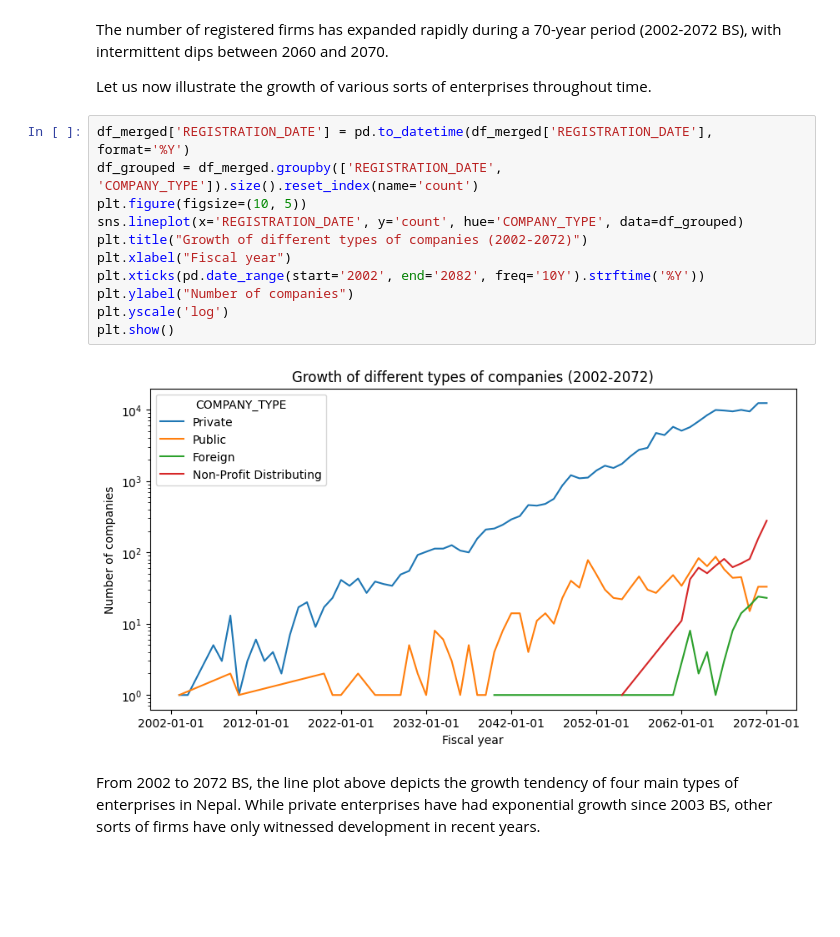
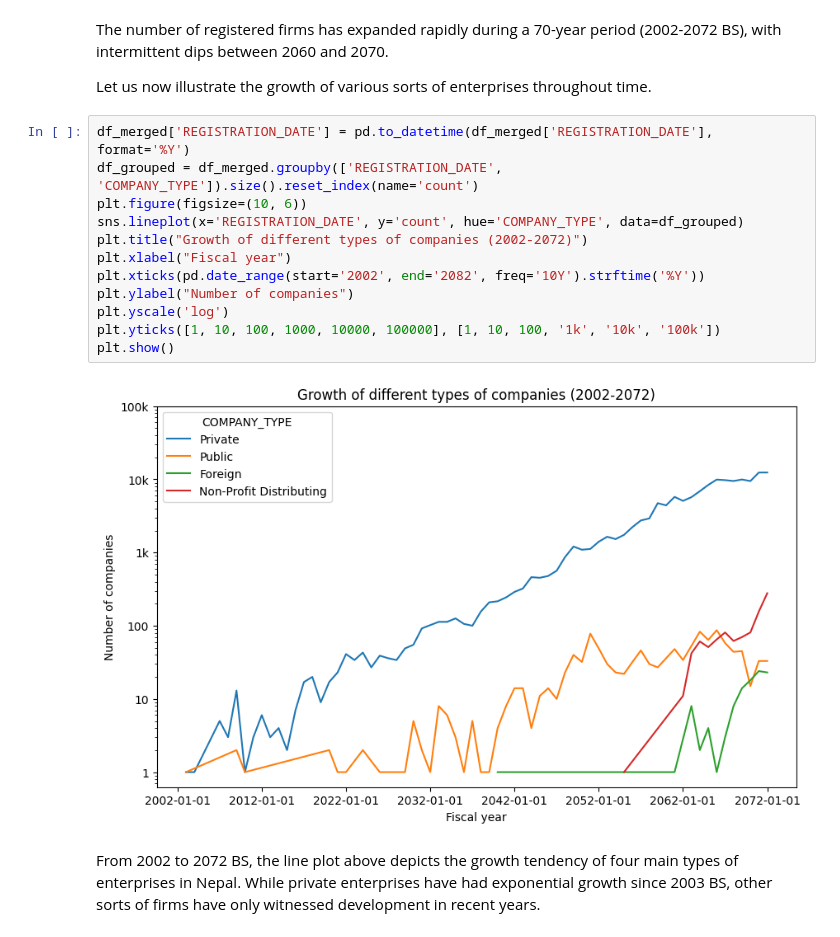
Before and after one commit to PIYUSH-R04/Data_analysis_on_the_growth_and_distribution_of_registered_companies_in_Nepal, a Jupyter notebook: furbished_analysis_of_the_growth_and_distribution_of_registered_companies_in_nepal.ipynb, the cells around one changed output. Drawn from its saved outputs; the diff is of its cells as text; blank space fills up the shorter version.

```diff
--- a/furbished_analysis_of_the_growth_and_distribution_of_registered_companies_in_nepal.ipynb
+++ b/furbished_analysis_of_the_growth_and_distribution_of_registered_companies_in_nepal.ipynb
@@ -292,16 +296,17 @@ Let us now illustrate the growth of various sorts of enterprises throughout time
 # %%
 df_merged['REGISTRATION_DATE'] = pd.to_datetime(df_merged['REGISTRATION_DATE'], format='%Y')
 df_grouped = df_merged.groupby(['REGISTRATION_DATE', 'COMPANY_TYPE']).size().reset_index(name='count')
-plt.figure(figsize=(10, 5))
+plt.figure(figsize=(10, 6))
 sns.lineplot(x='REGISTRATION_DATE', y='count', hue='COMPANY_TYPE', data=df_grouped)
 plt.title("Growth of different types of companies (2002-2072)")
 plt.xlabel("Fiscal year")
 plt.xticks(pd.date_range(start='2002', end='2082', freq='10Y').strftime('%Y'))
 plt.ylabel("Number of companies")
 plt.yscale('log')
+plt.yticks([1, 10, 100, 1000, 10000, 100000], [1, 10, 100, '1k', '10k', '100k'])
 plt.show()
 # %% [output]
-[figure, old version]
+[figure, new version]
 # %% [markdown]
 From 2002 to 2072 BS, the line plot above depicts the growth tendency of four main types of enterprises in Nepal. While private enterprises have had exponential growth since 2003 BS, other sorts of firms have only witnessed development in recent years.
 # %% [markdown]
```
Also changed, not shown: parts of 4 cells of this notebook.
